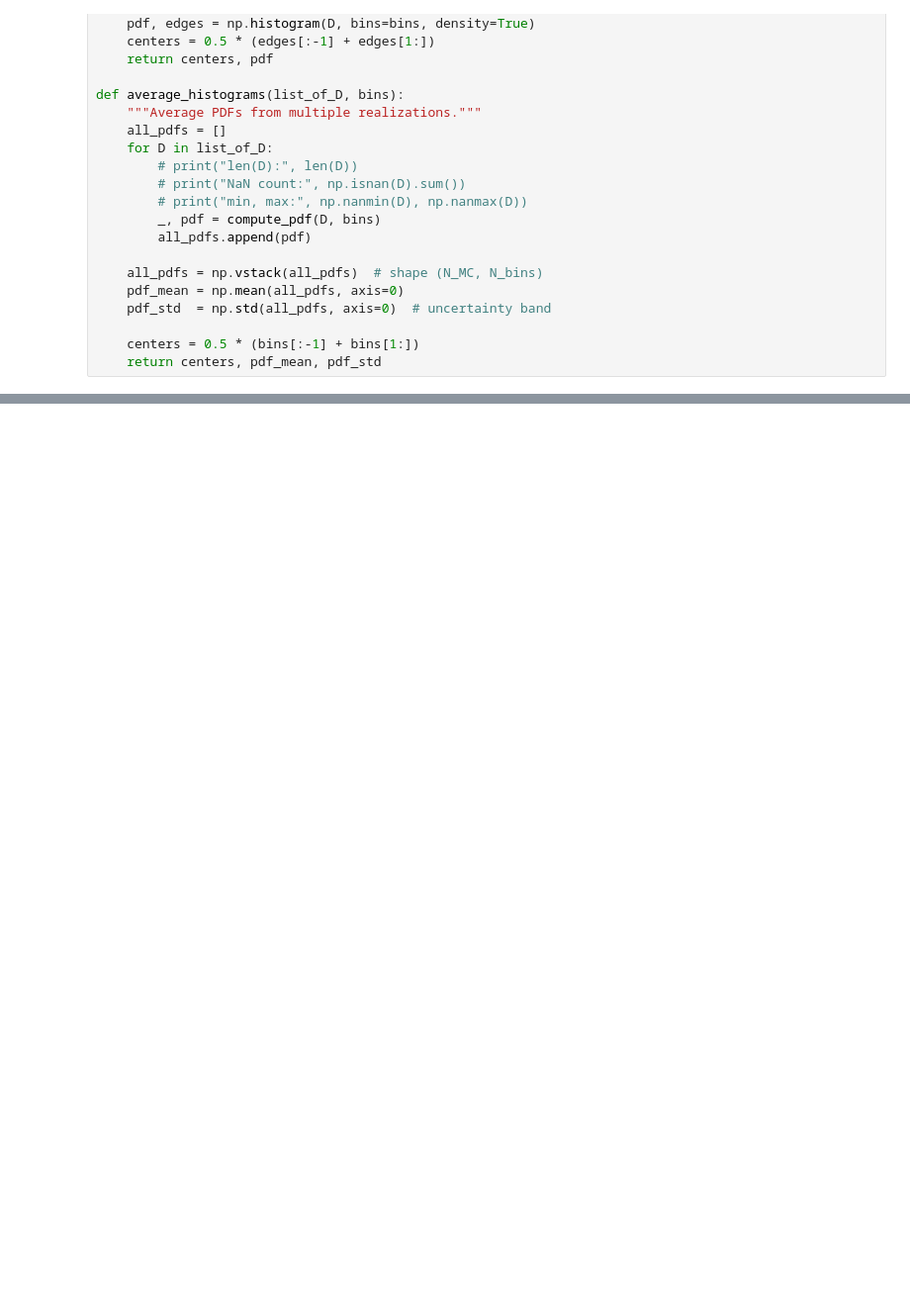
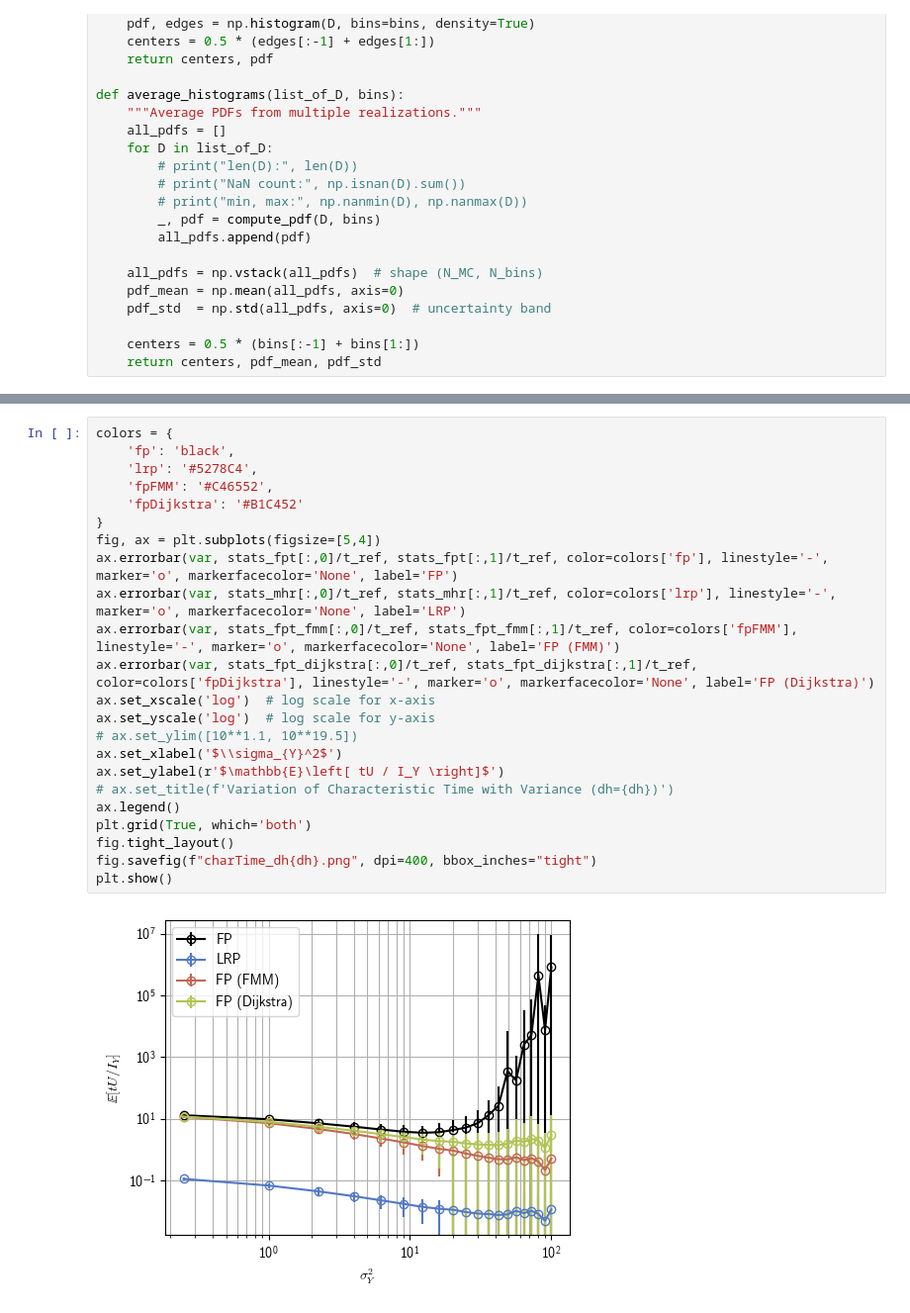
Before and after one commit to lastoor/AquiferConnectivity, a Jupyter notebook: visualization.ipynb, the cells around one changed output, grey strips where cells are left out. Shown at 99% size. Drawn from its saved outputs; the diff is of its cells as text; blank space fills up the shorter version.

```diff
--- a/visualization.ipynb
+++ b/visualization.ipynb
@@ -128,2 +320,27 @@ ax.legend()
+# %%
+colors = {
+    'fp': 'black',
+    'lrp': '#5278C4',
+    'fpFMM': '#C46552',
+    'fpDijkstra': '#B1C452'
+}
+fig, ax = plt.subplots(figsize=[5,4])
+ax.errorbar(var, stats_fpt[:,0]/t_ref, stats_fpt[:,1]/t_ref, color=colors['fp'], linestyle='-', marker='o', markerfacecolor='None', label='FP')
+ax.errorbar(var, stats_mhr[:,0]/t_ref, stats_mhr[:,1]/t_ref, color=colors['lrp'], linestyle='-', marker='o', markerfacecolor='None', label='LRP')
+ax.errorbar(var, stats_fpt_fmm[:,0]/t_ref, stats_fpt_fmm[:,1]/t_ref, color=colors['fpFMM'], linestyle='-', marker='o', markerfacecolor='None', label='FP (FMM)')
+ax.errorbar(var, stats_fpt_dijkstra[:,0]/t_ref, stats_fpt_dijkstra[:,1]/t_ref, color=colors['fpDijkstra'], linestyle='-', marker='o', markerfacecolor='None', label='FP (Dijkstra)')
+ax.set_xscale('log')  # log scale for x-axis
+ax.set_yscale('log')  # log scale for y-axis
+# ax.set_ylim([10**1.1, 10**19.5])
+ax.set_xlabel('$\\sigma_{Y}^2$')
+ax.set_ylabel(r'$\mathbb{E}\left[ tU / I_Y \right]$')
+# ax.set_title(f'Variation of Characteristic Time with Variance (dh={dh})')
+ax.legend()
+plt.grid(True, which='both')
+fig.tight_layout()
+fig.savefig(f"charTime_dh{dh}.png", dpi=400, bbox_inches="tight")
+plt.show()
+# %% [output]
+[figure, added]
 # %%
 fig, ax = plt.subplots(figsize=(10,6))
```
Also changed, not shown: parts of 27 cells of this notebook, 5 other files.
